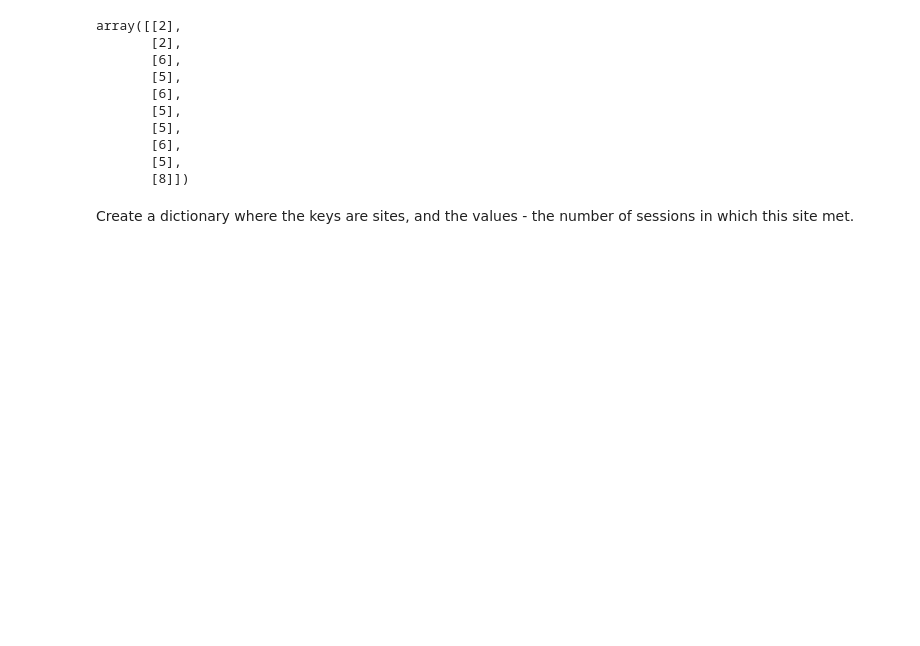
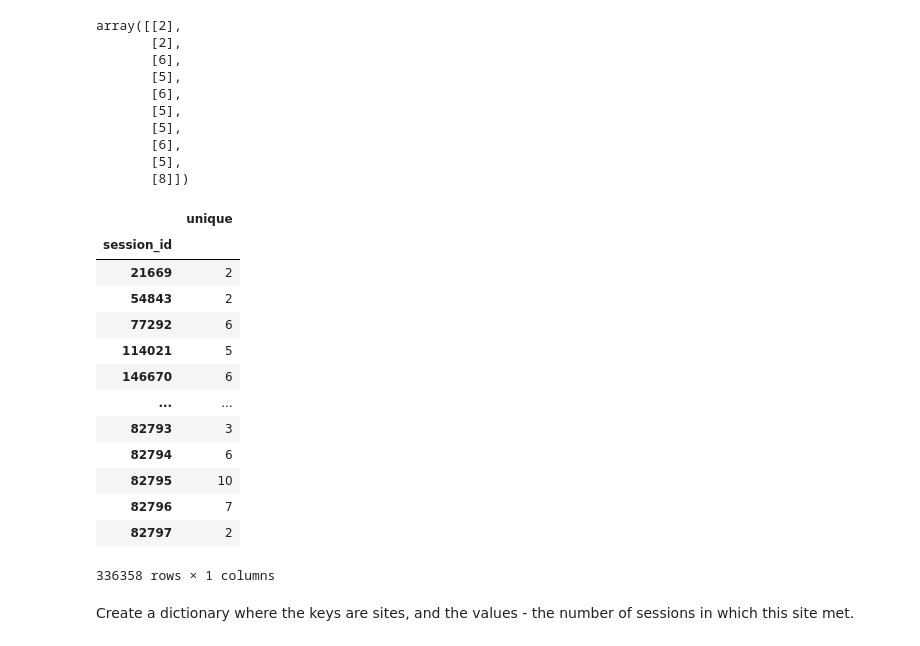
Before and after one commit to alex-kh465/Web_Intrusion_Detection, a Jupyter notebook: initial-eda.ipynb, the cells around one changed output. Cells and saved outputs as stored; diff of their text form; code cells hidden in the pictures; blank space fills up the shorter version.

```diff
--- a/initial-eda.ipynb
+++ b/initial-eda.ipynb
@@ -214,4 +214,21 @@ array([[2],
        [8]])
 # %%
 additional_data_df  =  pd.DataFrame(data = unique_count ,columns = ['unique'],index = full_df.index ) #my features dataframe
+# %%
+additional_data_df
+# %% [output]
+|  | unique |
+| session_id |  |
+| 21669 | 2 |
+| 54843 | 2 |
+| 77292 | 6 |
+| 114021 | 5 |
+| 146670 | 6 |
+| ... | ... |
+| 82793 | 3 |
+| 82794 | 6 |
+| 82795 | 10 |
+| 82796 | 7 |
+| 82797 | 2 |
+336358 rows × 1 columns
 # %% [markdown]
```
Also changed, not shown: parts of 48 cells of this notebook.
